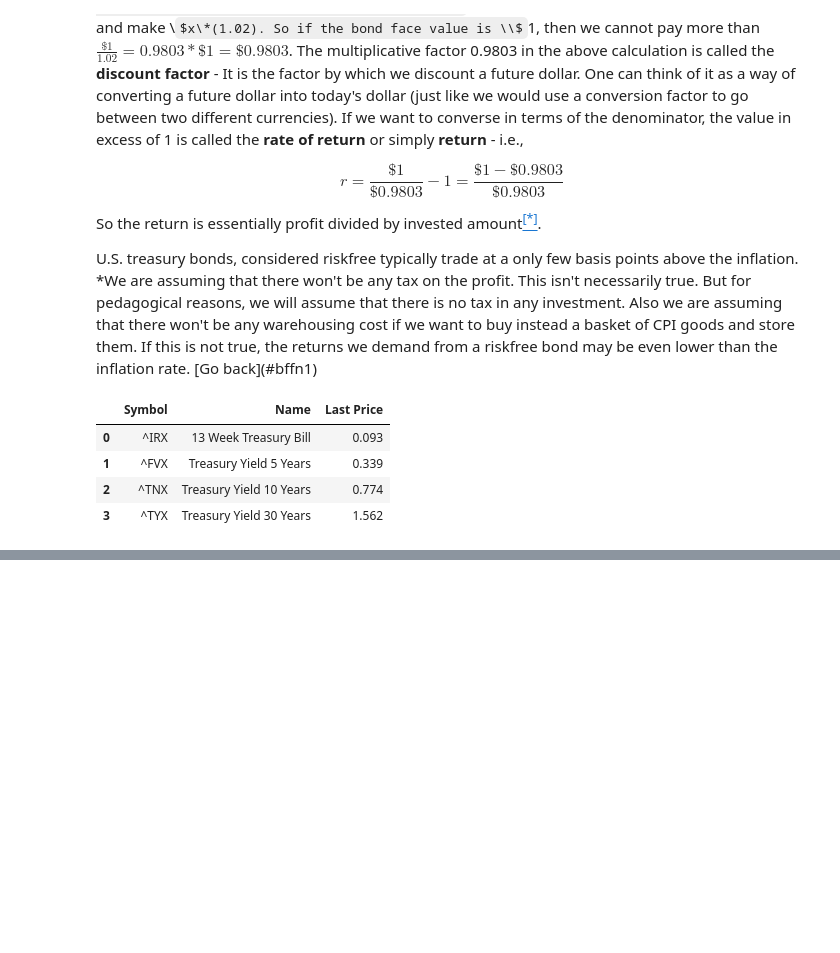
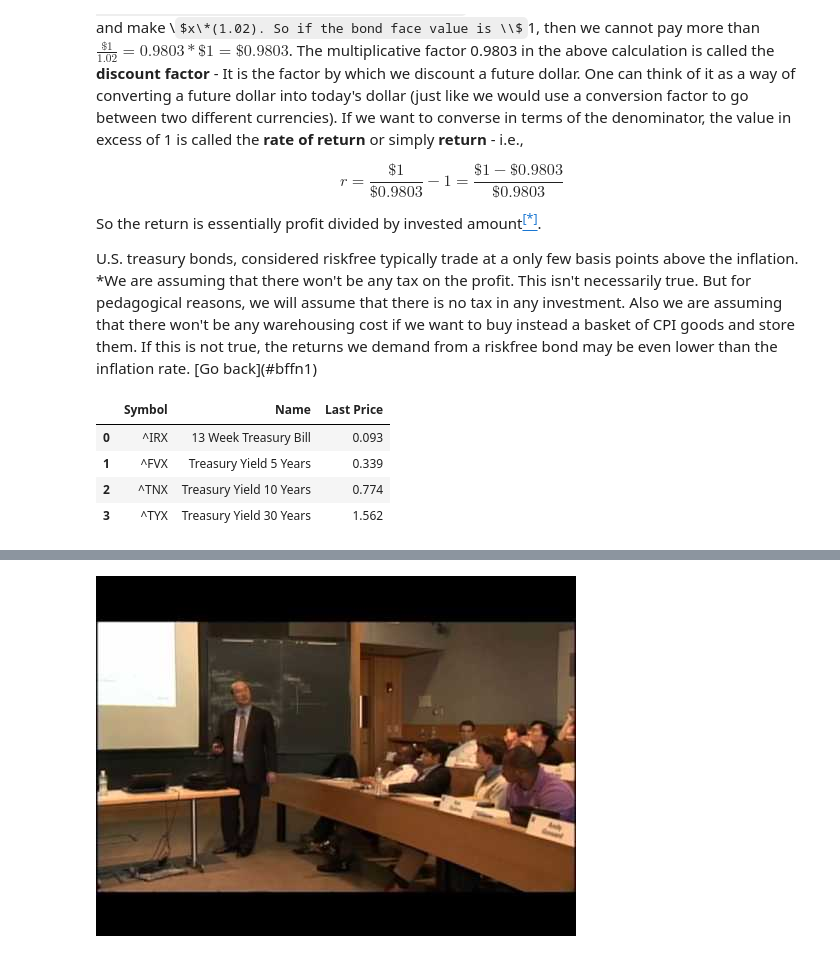
Before and after one commit to saravanadinesh/KnowledgeDump, a Jupyter notebook: Economics and Finance/Finance.ipynb, the cells around one changed output, grey strips where cells are left out. Saved outputs shown, nothing was run; the diff lists cells and outputs as text; code cells hidden in the pictures; some formulas as TeX source; blank space fills up the shorter version.

```diff
--- a/Economics and Finance/Finance.ipynb
+++ b/Economics and Finance/Finance.ipynb
@@ -153,0 +201,5 @@ In the previous section, we saw that the standard deviation is a good way to cha
+# %%
+from IPython.display import YouTubeVideo
+YouTubeVideo('z2oQe6B1Qa4', width=800, height=450)
+# %% [output]
+[figure, added]
```
Also changed, not shown: parts of 4 cells of this notebook.
